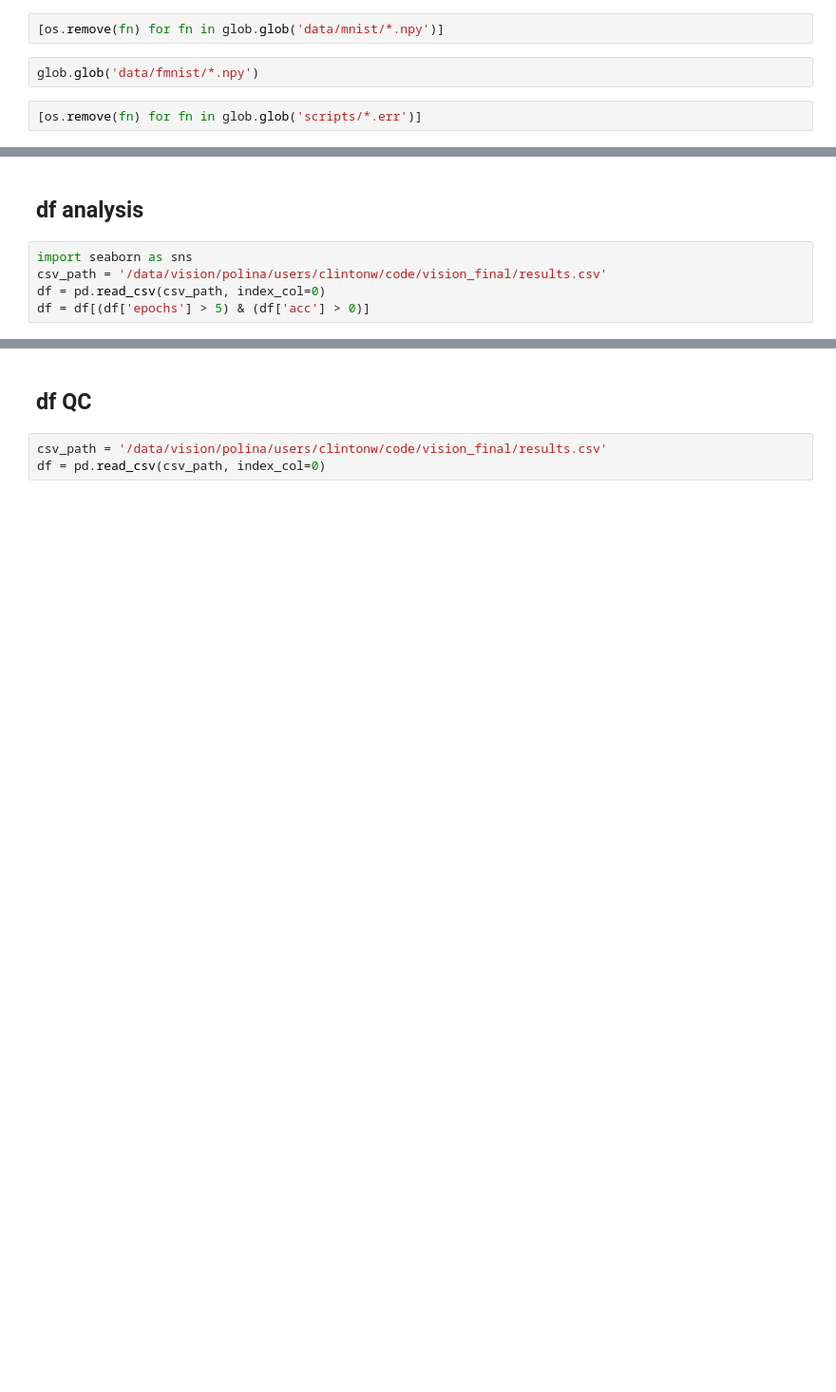
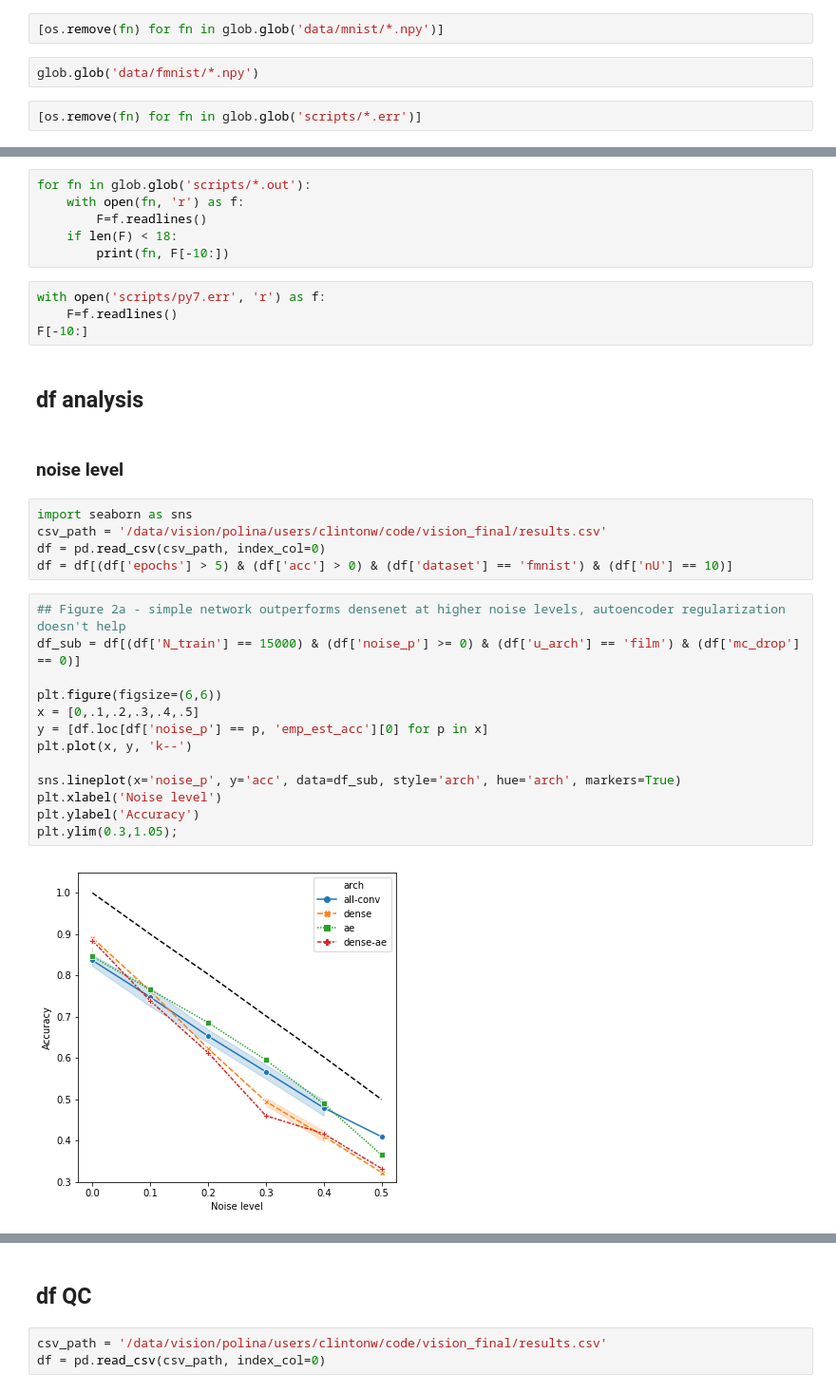
Before and after one commit to clintonjwang/conditional_nets, a Jupyter notebook: scratchpad.ipynb, the cells around one changed output, grey strips where cells are left out. Shown at 95% size. Saved outputs shown, nothing was run; the diff lists cells and outputs as text; blank space fills up the shorter version.

```diff
--- a/scratchpad.ipynb
+++ b/scratchpad.ipynb
@@ -82,7 +104,34 @@ glob.glob('data/fmnist/*.npy')
+# %%
+for fn in glob.glob('scripts/*.out'):
+    with open(fn, 'r') as f:
+        F=f.readlines()
+    if len(F) < 18:
+        print(fn, F[-10:])
+# %%
+with open('scripts/py7.err', 'r') as f:
+    F=f.readlines()
+F[-10:]
 # %% [markdown]
 ## df analysis
+# %% [markdown]
+### noise level
 # %%
 import seaborn as sns
 csv_path = '/data/vision/polina/users/clintonw/code/vision_final/results.csv'
 df = pd.read_csv(csv_path, index_col=0)
-df = df[(df['epochs'] > 5) & (df['acc'] > 0)]
+df = df[(df['epochs'] > 5) & (df['acc'] > 0) & (df['dataset'] == 'fmnist') & (df['nU'] == 10)]
+# %%
+## Figure 2a - simple network outperforms densenet at higher noise levels, autoencoder regularization doesn't help
+df_sub = df[(df['N_train'] == 15000) & (df['noise_p'] >= 0) & (df['u_arch'] == 'film') & (df['mc_drop'] == 0)]
+
+plt.figure(figsize=(6,6))
+x = [0,.1,.2,.3,.4,.5]
+y = [df.loc[df['noise_p'] == p, 'emp_est_acc'][0] for p in x]
+plt.plot(x, y, 'k--')
+
+sns.lineplot(x='noise_p', y='acc', data=df_sub, style='arch', hue='arch', markers=True)
+plt.xlabel('Noise level')
+plt.ylabel('Accuracy')
+plt.ylim(0.3,1.05);
+# %% [output]
+[figure, added]
```
Also changed, not shown: parts of 44 cells of this notebook, 8 other files.
